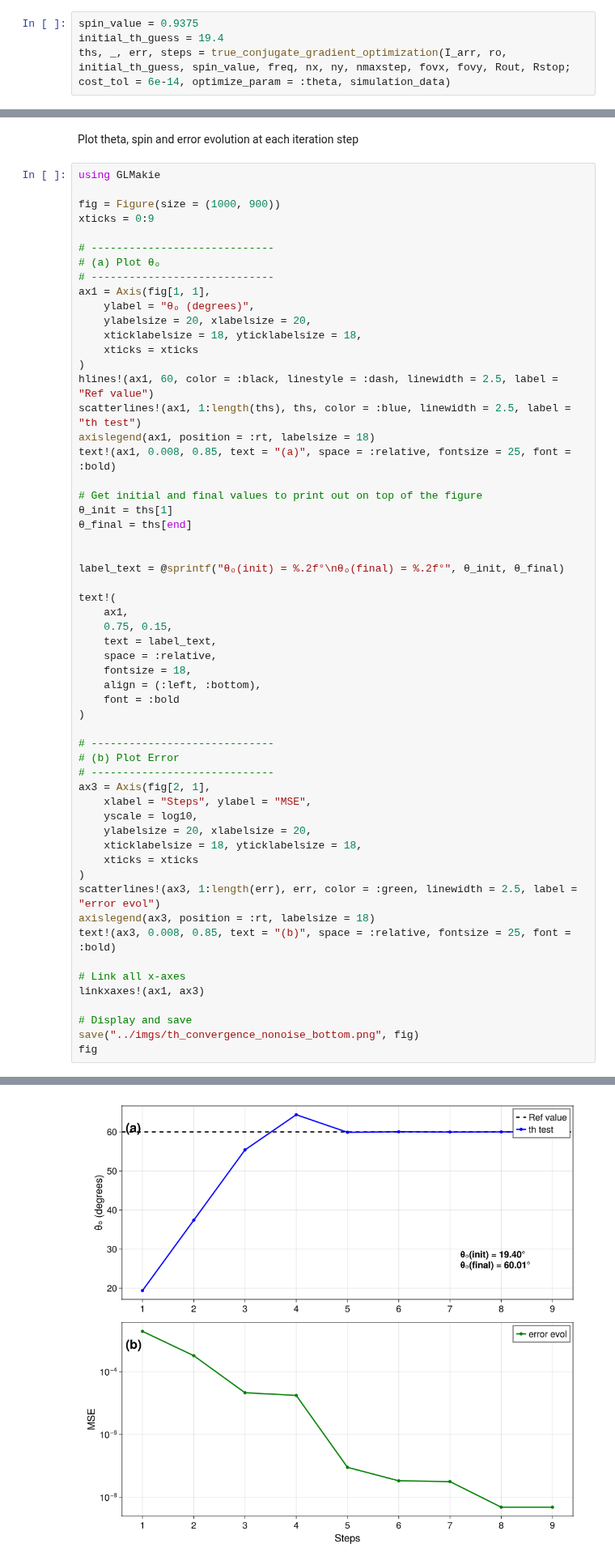
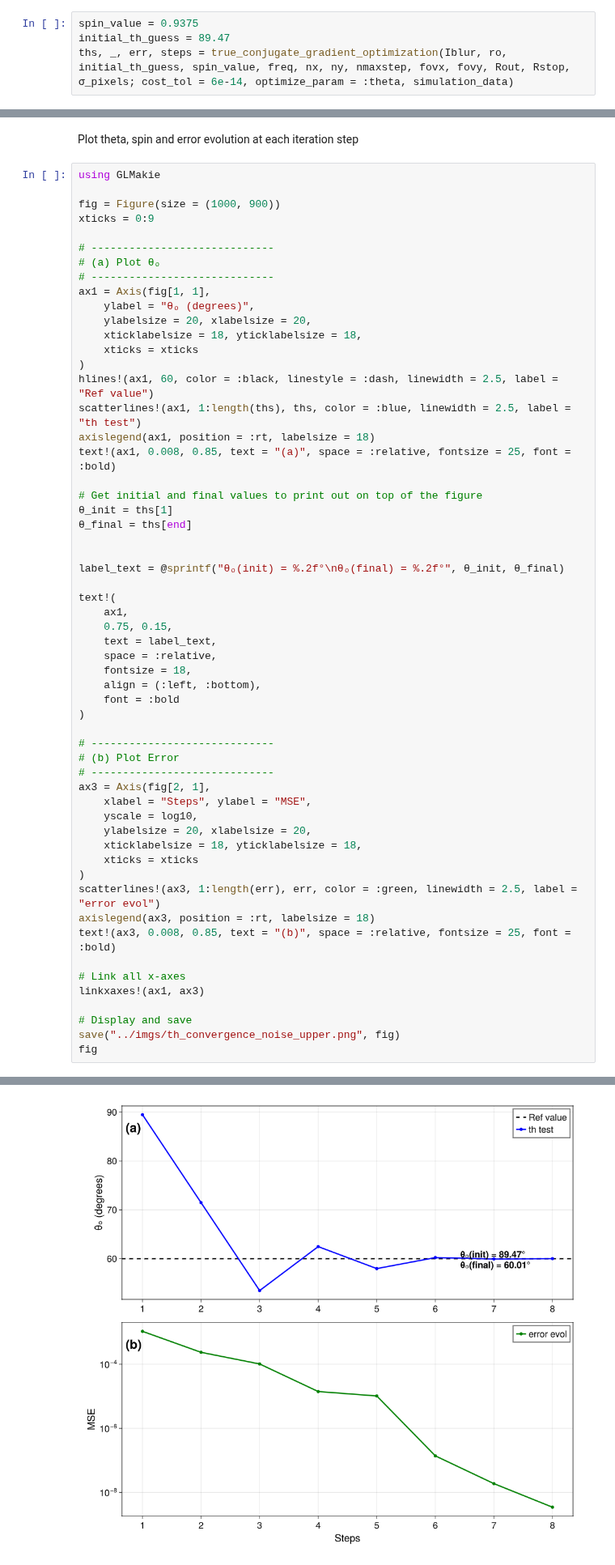
Before and after one commit to pedronaethe/Jipole, a Jupyter notebook: notebooks/Autodiff_GRMHD.ipynb, the cells around one changed output, grey strips where cells are left out. Shown at 81% size. Drawn from its saved outputs; the diff is of its cells as text.

Commit message:
Latest version with conjugate gradients

```diff
--- a/notebooks/Autodiff_GRMHD.ipynb
+++ b/notebooks/Autodiff_GRMHD.ipynb
@@ -313,8 +313,8 @@ In this cell, we use the **conjugate gradient algorithm** to recover the **groun
 This procedure demonstrates **gradient-based parameter estimation** using the derivatives computed with autodiff.
 # %%
 spin_value = 0.9375
-initial_th_guess = 19.4
-ths, _, err, steps = true_conjugate_gradient_optimization(I_arr, ro, initial_th_guess, spin_value, freq, nx, ny, nmaxstep, fovx, fovy, Rout, Rstop; cost_tol = 6e-14, optimize_param = :theta, simulation_data)
+initial_th_guess = 89.47
+ths, _, err, steps = true_conjugate_gradient_optimization(Iblur, ro, initial_th_guess, spin_value, freq, nx, ny, nmaxstep, fovx, fovy, Rout, Rstop, σ_pixels; cost_tol = 6e-14, optimize_param = :theta, simulation_data)
 # %% [output]
 Optimization mode: theta
 Optimizing θo: true, Optimizing a: false
@@ -391,6 +395,6 @@ text!(ax3, 0.008, 0.85, text = "(b)", space = :relative, fontsize = 25, font = :
 linkxaxes!(ax1, ax3)
 
 # Display and save
-save("../imgs/th_convergence_nonoise_bottom.png", fig)
+save("../imgs/th_convergence_noise_upper.png", fig)
 fig
 # %% [output]
@@ -397 +418 @@ fig
-[figure, old version]
+[figure, new version]
```
Also changed, not shown: parts of 6 cells of this notebook.
